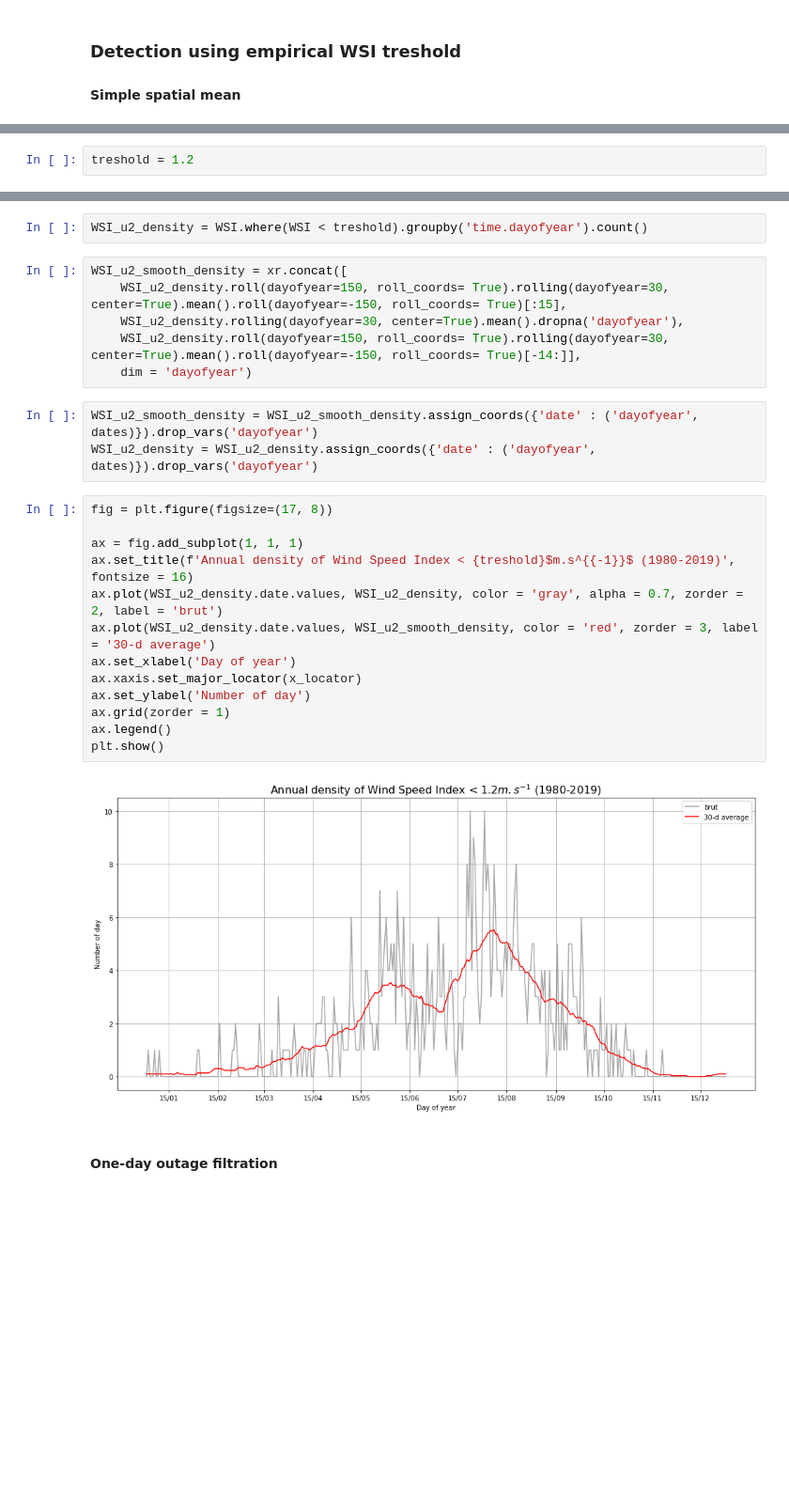
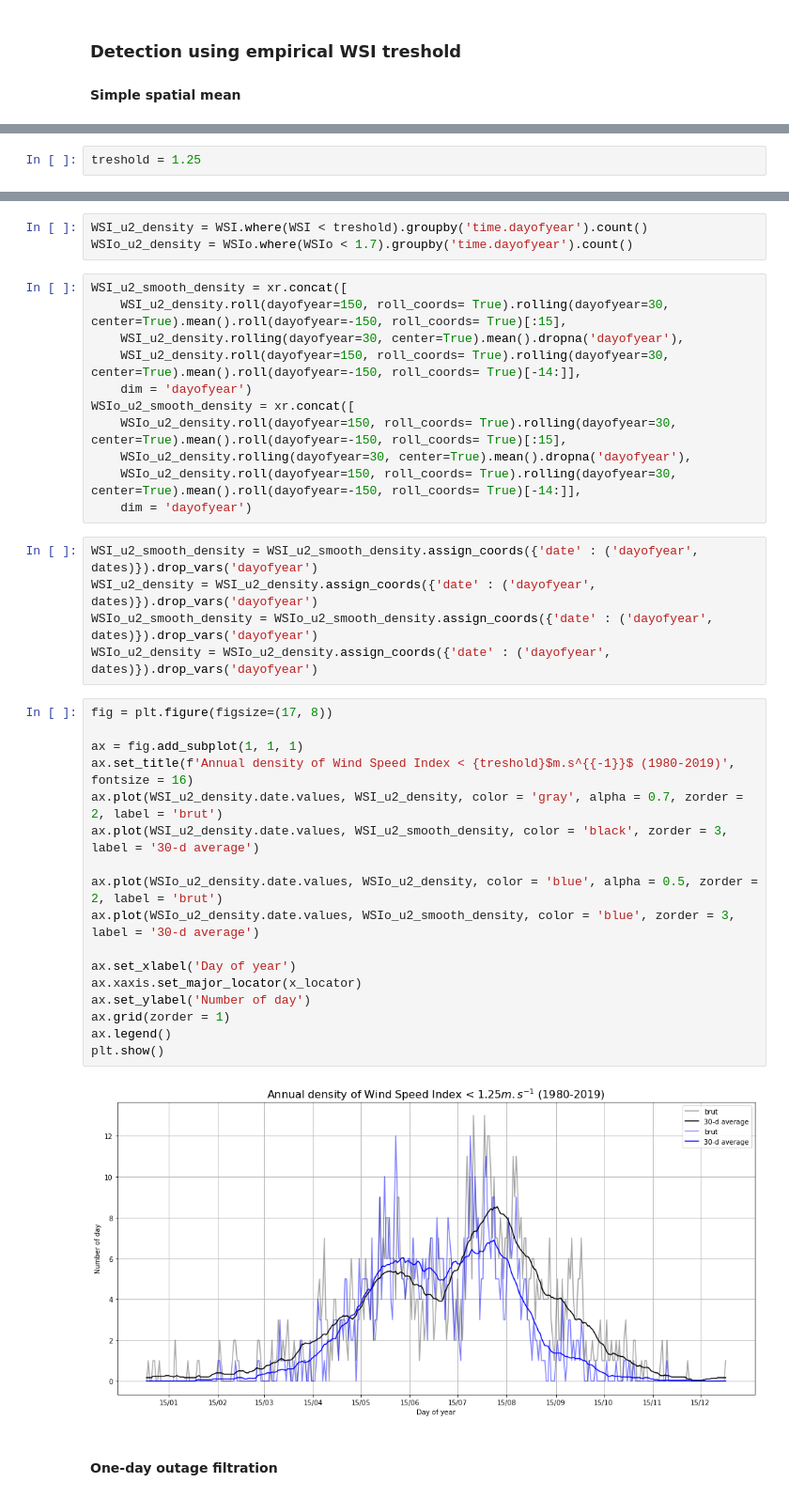
Before and after one commit to bchatelon/year_weather_regime, a Jupyter notebook: wind_outage.ipynb, the cells around one changed output, grey strips where cells are left out. Shown at 94% size. Cells and saved outputs as stored; diff of their text form; blank space fills up the shorter version.

```diff
--- a/wind_outage.ipynb
+++ b/wind_outage.ipynb
@@ -350,4 +429,4 @@ Treshold choice : $min(\mu-\sigma) \approx 1.2 m.s^{-1}$
 # %%
-treshold = 1.2
+treshold = 1.25
 # %%
 WSI_u2 = WSI.where(WSI < treshold, drop = True)
@@ -379,29 +459,41 @@ plt.show()
 # %%
 WSI_u2_density = WSI.where(WSI < treshold).groupby('time.dayofyear').count()
+WSIo_u2_density = WSIo.where(WSIo < 1.7).groupby('time.dayofyear').count()
 # %%
 WSI_u2_smooth_density = xr.concat([
     WSI_u2_density.roll(dayofyear=150, roll_coords= True).rolling(dayofyear=30, center=True).mean().roll(dayofyear=-150, roll_coords= True)[:15],
     WSI_u2_density.rolling(dayofyear=30, center=True).mean().dropna('dayofyear'),
     WSI_u2_density.roll(dayofyear=150, roll_coords= True).rolling(dayofyear=30, center=True).mean().roll(dayofyear=-150, roll_coords= True)[-14:]],
     dim = 'dayofyear')
+WSIo_u2_smooth_density = xr.concat([
+    WSIo_u2_density.roll(dayofyear=150, roll_coords= True).rolling(dayofyear=30, center=True).mean().roll(dayofyear=-150, roll_coords= True)[:15],
+    WSIo_u2_density.rolling(dayofyear=30, center=True).mean().dropna('dayofyear'),
+    WSIo_u2_density.roll(dayofyear=150, roll_coords= True).rolling(dayofyear=30, center=True).mean().roll(dayofyear=-150, roll_coords= True)[-14:]],
+    dim = 'dayofyear')
 # %%
 WSI_u2_smooth_density = WSI_u2_smooth_density.assign_coords({'date' : ('dayofyear', dates)}).drop_vars('dayofyear')
 WSI_u2_density = WSI_u2_density.assign_coords({'date' : ('dayofyear', dates)}).drop_vars('dayofyear')
+WSIo_u2_smooth_density = WSIo_u2_smooth_density.assign_coords({'date' : ('dayofyear', dates)}).drop_vars('dayofyear')
+WSIo_u2_density = WSIo_u2_density.assign_coords({'date' : ('dayofyear', dates)}).drop_vars('dayofyear')
 # %%
 fig = plt.figure(figsize=(17, 8))
 
 ax = fig.add_subplot(1, 1, 1)
 ax.set_title(f'Annual density of Wind Speed Index < {treshold}$m.s^{{-1}}$ (1980-2019)', fontsize = 16)
 ax.plot(WSI_u2_density.date.values, WSI_u2_density, color = 'gray', alpha = 0.7, zorder = 2, label = 'brut')
-ax.plot(WSI_u2_density.date.values, WSI_u2_smooth_density, color = 'red', zorder = 3, label = '30-d average')
+ax.plot(WSI_u2_density.date.values, WSI_u2_smooth_density, color = 'black', zorder = 3, label = '30-d average')
+
+ax.plot(WSIo_u2_density.date.values, WSIo_u2_density, color = 'blue', alpha = 0.5, zorder = 2, label = 'brut')
+ax.plot(WSIo_u2_density.date.values, WSIo_u2_smooth_density, color = 'blue', zorder = 3, label = '30-d average')
+
 ax.set_xlabel('Day of year')
 ax.xaxis.set_major_locator(x_locator)
 ax.set_ylabel('Number of day')
 ax.grid(zorder = 1)
 ax.legend()
 plt.show()
 # %% [output]
-[figure, old version]
+[figure, new version]
 # %% [markdown]
 #### One-day outage filtration
 # %%
```
Also changed, not shown: parts of 29 cells of this notebook.
